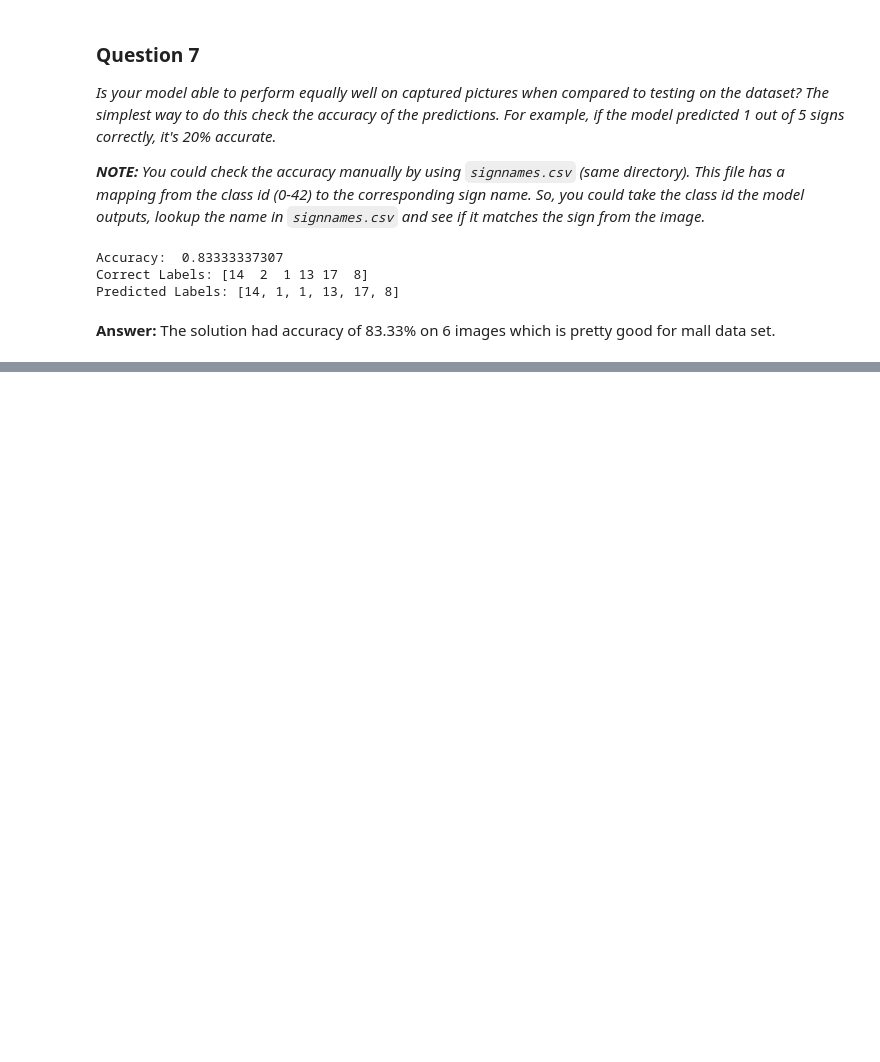
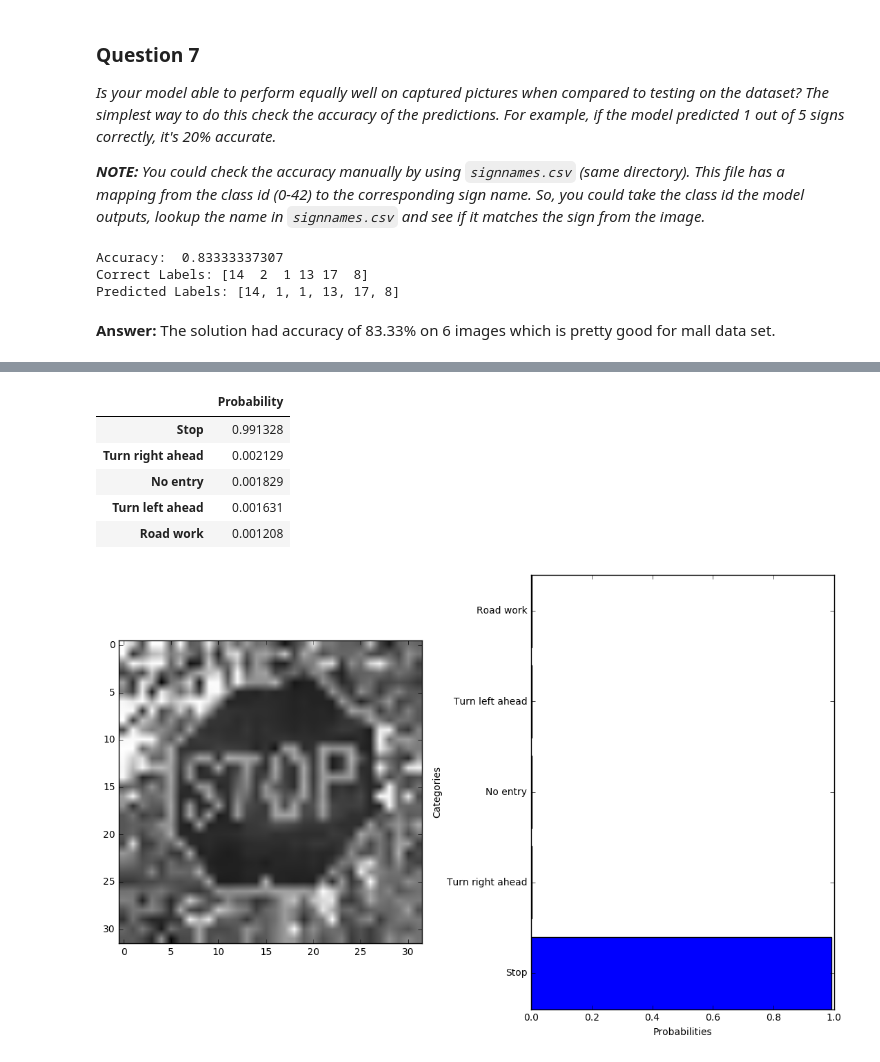
Before and after one commit to kalyanramu/CarND-TrafficSignLab, a Jupyter notebook: Traffic_Sign_Classifier-HW.ipynb, the cells around one changed output, grey strips where cells are left out. Cells and saved outputs as stored; diff of their text form; code cells hidden in the pictures; blank space fills up the shorter version.

```diff
--- a/Traffic_Sign_Classifier-HW.ipynb
+++ b/Traffic_Sign_Classifier-HW.ipynb
@@ -572,0 +597,11 @@ Even the image was misclassified as 30km/h, the correct choice is in top 5 candi
+# %%
+df = vis_softmax('trafficsign.meta',[X_vals[0]],top_nprobs =5, category_names = cat_names)
+display(df)
+# %% [output]
+|  | Probability |
+| Stop | 0.991328 |
+| Turn right ahead | 0.002129 |
+| No entry | 0.001829 |
+| Turn left ahead | 0.001631 |
+| Road work | 0.001208 |
+[figure, added]
```
Also changed, not shown: parts of 20 cells of this notebook, 2 other files.
